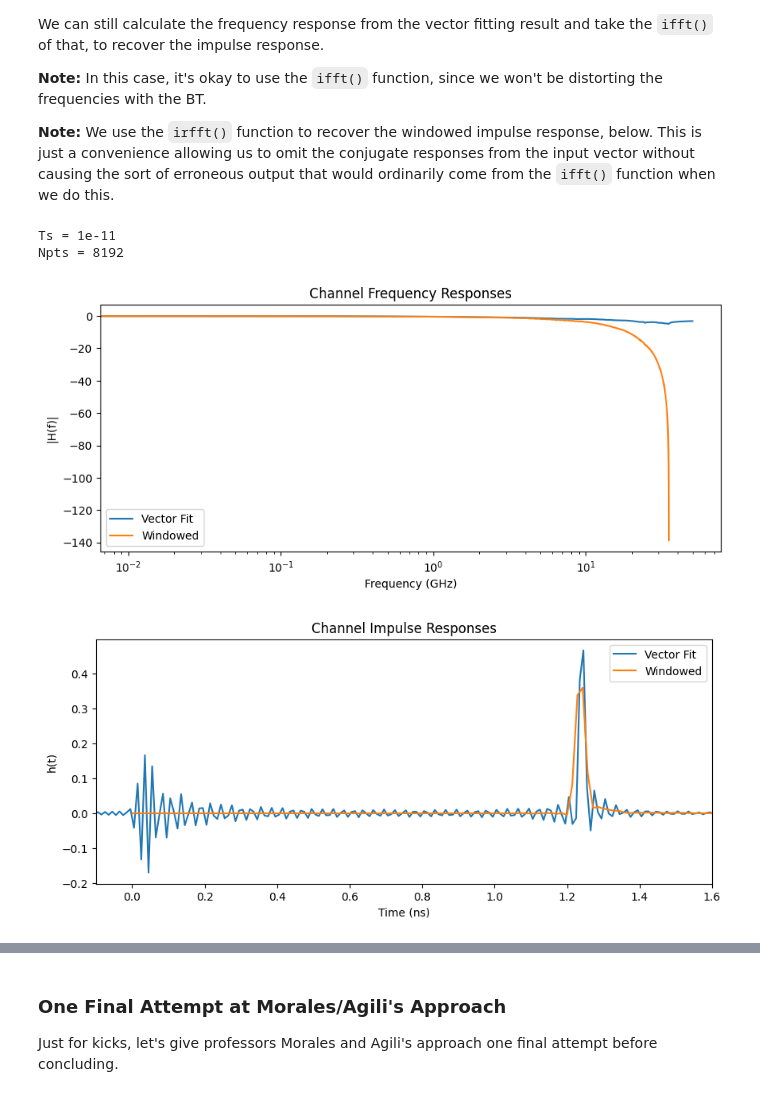
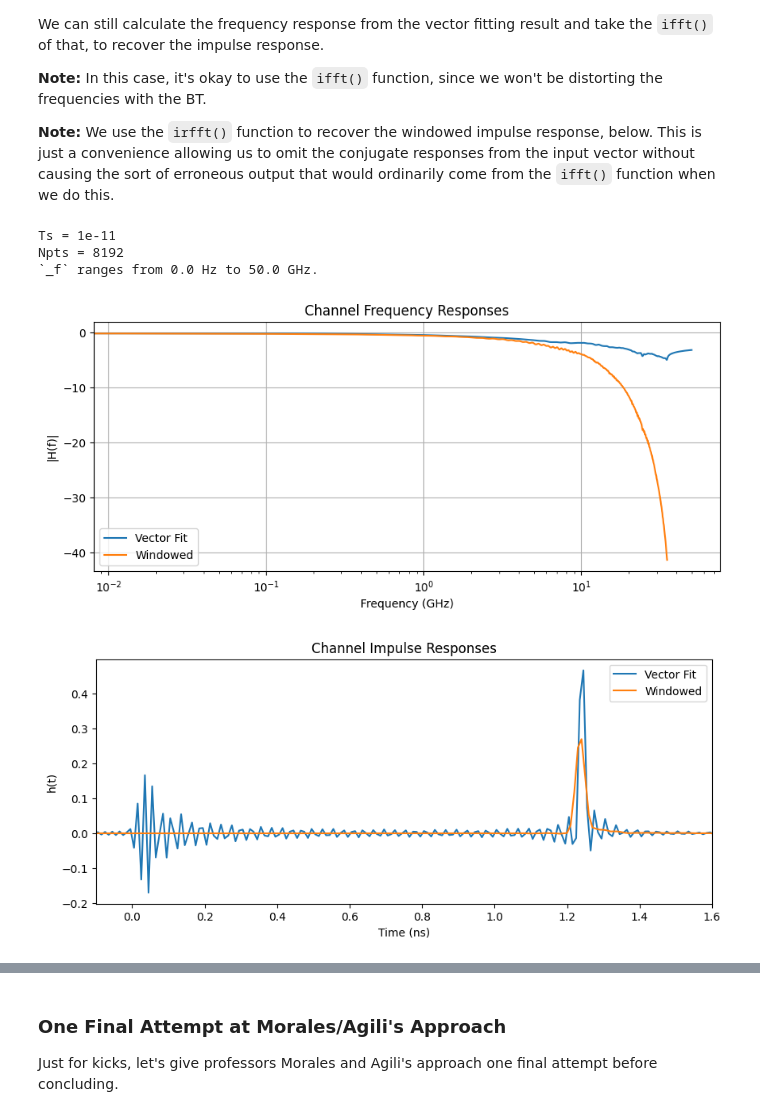
Before and after one commit to capn-freako/ImpulseResponseFromSparameters, a Jupyter notebook: ImpulseResponseFromSparams.ipynb, the cells around one changed output, grey strips where cells are left out. Drawn from its saved outputs; the diff is of its cells as text; code cells hidden in the pictures.

```diff
--- a/ImpulseResponseFromSparams.ipynb
+++ b/ImpulseResponseFromSparams.ipynb
@@ -1207,9 +1207,10 @@ We're interested in reconstructing the differential throughput impulse response.
 And, in order to apply the _Bilinear Transform_, we'll have to express the differential insertion loss as a polynomial expression in the s-domain.
 So, as a first step, let's see how well we can vector fit this particular differential insertion loss.
 # %%
-from pybert.utility import sdd_21  # Misnamed; really "sdd"
-
-ntwk_dd = sdd_21(ntwk)
+ntwk_mm = ntwk.copy()
+ntwk_mm.renumber([0, 1, 2, 3], [0, 2, 1, 3])
+ntwk_mm.se2gmm(p=2)
+ntwk_dd = ntwk_mm.subnetwork([0, 1])
 ntwk_dd.s21.plot_s_db(show_legend=False)
 plt.title("Differential Insertion Loss for My Original Touchstone Data")
 plt.grid()
@@ -1311,66 +1327,56 @@ We can still calculate the frequency response from the vector fitting result and
 
 **Note:** We use the `irfft()` function to recover the windowed impulse response, below. This is just a convenience allowing us to omit the conjugate responses from the input vector without causing the sort of erroneous output that would ordinarily come from the `ifft()` function when we do this.
 # %%
+# Calculate vector fit responses.
+# - Calculate time/freq. vectors.
 Ts   = 10e-12  # 100 GHz sampling rate
 Npts = 8192
 print(f"Ts = {Ts}")
 print(f"Npts = {Npts}")
 t, f, w, s, z, fp = make_vecs(Ts, Npts)
-
-# Calculate windowed IR, for reference.
-# Generate manually constructed frequency domain data vector.
-# Form frequency vector.
-_f   = ntwk_dd.s21.f
-fmin = _f[0]
-if(fmin == 0):    # If the d.c. point was included in the Touchstone file...
-    fmin = _f[1]  # then the next element contains the real fmin.
-fmax = _f[-1]
-Hdc  = 1          # Assume unity d.c. throughput.
-HNyq = ntwk_dd.s21.s[-1, 0, 0]
-_f   = np.arange(fmin, fmax, fmin)    # Enforcing uniform frequency steps.
-F    = rf.Frequency.from_f(_f / 1e9)  # skrf.Frequency.from_f() expects its argument to be in units of GHz.
-_f   = np.append(np.insert(_f, 0, 0), fmax)  # Adding back d.c. and Nyquist.
-
-# Form impulse response from frequency response.
-Ht  = ntwk_dd.s21.interpolate(F).s[:, 0, 0]
-Ht  = np.append(np.insert(Ht, 0, Hdc), HNyq)  # `irfft()` expects the extra, Nyquist, component.
-N   = len(Ht)
-ix  = np.arange(N)
-win = 0.5 * (np.cos(np.pi * ix / N) + 1)
-Hw  = Ht * win  # windowed version of insertion loss data
-hw  = np.fft.irfft(Hw)
-_t  = np.array([n * 1/(2*fmax) for n in range(len(hw))])
-
-# Calculate vector fit IR.
+# - Calculate responses.
 Hs = vf.get_model_response(0, 0, f)
 hs = np.fft.ifft(Hs)
+
+# Calculate windowed network responses, for reference, using `f` above.
+# - Form new frequency vector from `f` above.
+_f = f[:len(f) // 2 + 1]  # Grabbing just the positive frequencies.
+print(f"`_f` ranges from {_f[0]} Hz to {_f[-1] / 1e9} GHz.")
+# - Calculate responses.
+Sdd21_win = ntwk_dd.s21.extrapolate_to_dc().windowed().interpolate(
+    _f, bounds_error=False, fill_value=0.0)
+Hw = Sdd21_win.s[:, 0, 0]
+Hw *= Hs[0] / Hw[0]  # Normalize d.c. throughput.
+_t, hw = Sdd21_win.impulse_response(window=None)
 
 # Plot the frequency responses.
 plt.figure(figsize=(10,4))
 plt.semilogx(fp/1e9, 20*np.log10(np.abs(Hs[:len(fp)])), label="Vector Fit")
 plt.semilogx(_f/1e9, 20*np.log10(np.abs(Hw)),           label="Windowed")
 plt.title("Channel Frequency Responses")
 plt.xlabel("Frequency (GHz)")
 plt.ylabel("|H(f)|")
-# plt.axis(xmin=-0.1, xmax=1.6)
+# plt.axis(ymin=-40, ymax=1)
+plt.grid()
 plt.legend()
 plt.show()
 
 # Plot the impulse responses.
 t_shift = t - max(t)/2
 plt.figure(figsize=(10,4))
 plt.plot(t_shift*1e9, np.fft.fftshift(hs), label="Vector Fit")
 plt.plot(_t*1e9,      hw,                  label="Windowed")
 plt.title("Channel Impulse Responses")
 plt.xlabel("Time (ns)")
 plt.ylabel("h(t)")
 plt.axis(xmin=-0.1, xmax=1.6)
 plt.legend()
 plt.show()
 # %% [output]
 Ts = 1e-11
 Npts = 8192
+`_f` ranges from 0.0 Hz to 50.0 GHz.
-[figure, old version]
+[figure, new version]
-[figure, old version]
+[figure, new version]
 # %% [markdown]
 Hmmm, my windowed approach is looking pretty good right about now. ;-)
```
Also changed, not shown: parts of 8 cells of this notebook.
